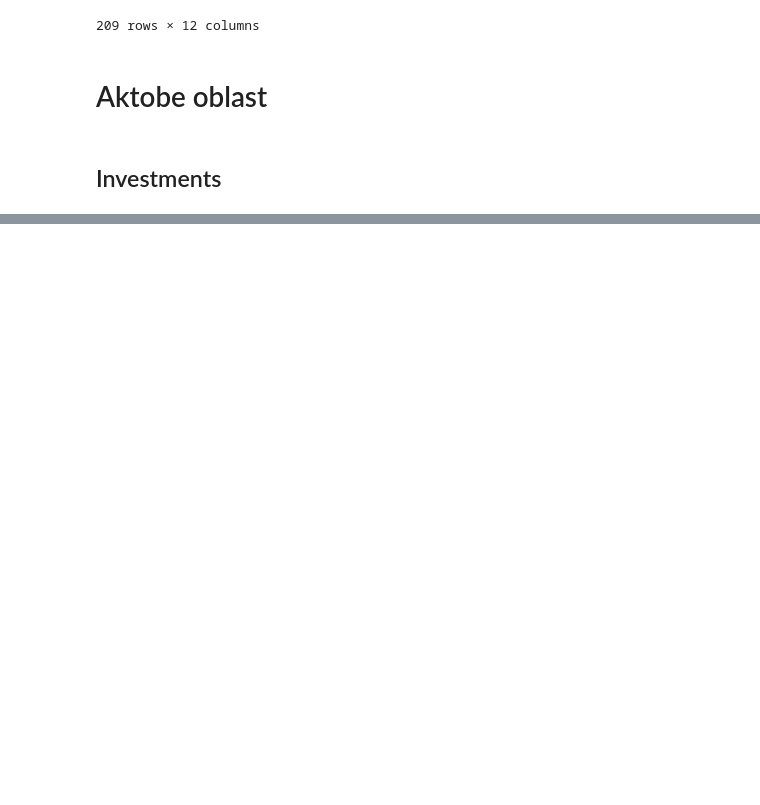
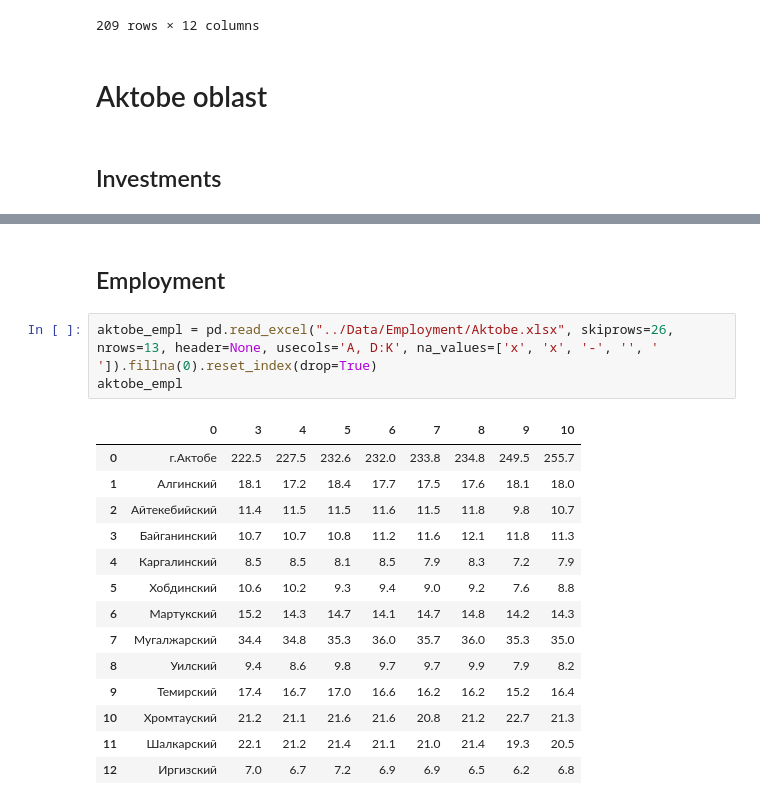
Before and after one commit to askhat-omar/FDI_crowding_effects, a Jupyter notebook: Code/data_cleaning.ipynb, the cells around one changed output, grey strips where cells are left out. Cells and saved outputs as stored; diff of their text form; blank space fills up the shorter version.

```diff
--- a/Code/data_cleaning.ipynb
+++ b/Code/data_cleaning.ipynb
@@ -2429,0 +2439,20 @@ for i in range(3):
+# %% [markdown]
+## Employment
+# %%
+aktobe_empl = pd.read_excel("../Data/Employment/Aktobe.xlsx", skiprows=26, nrows=13, header=None, usecols='A, D:K', na_values=['x', 'х', '-', '', ' ']).fillna(0).reset_index(drop=True)
+aktobe_empl
+# %% [output]
+|  | 0 | 3 | 4 | 5 | 6 | 7 | 8 | 9 | 10 |
+| 0 | г.Актобе | 222.5 | 227.5 | 232.6 | 232.0 | 233.8 | 234.8 | 249.5 | 255.7 |
+| 1 | Алгинский | 18.1 | 17.2 | 18.4 | 17.7 | 17.5 | 17.6 | 18.1 | 18.0 |
+| 2 | Айтекебийский | 11.4 | 11.5 | 11.5 | 11.6 | 11.5 | 11.8 | 9.8 | 10.7 |
+| 3 | Байганинский | 10.7 | 10.7 | 10.8 | 11.2 | 11.6 | 12.1 | 11.8 | 11.3 |
+| 4 | Каргалинский | 8.5 | 8.5 | 8.1 | 8.5 | 7.9 | 8.3 | 7.2 | 7.9 |
+| 5 | Хобдинский | 10.6 | 10.2 | 9.3 | 9.4 | 9.0 | 9.2 | 7.6 | 8.8 |
+| 6 | Мартукский | 15.2 | 14.3 | 14.7 | 14.1 | 14.7 | 14.8 | 14.2 | 14.3 |
+| 7 | Мугалжарский | 34.4 | 34.8 | 35.3 | 36.0 | 35.7 | 36.0 | 35.3 | 35.0 |
+| 8 | Уилский | 9.4 | 8.6 | 9.8 | 9.7 | 9.7 | 9.9 | 7.9 | 8.2 |
+| 9 | Темирский | 17.4 | 16.7 | 17.0 | 16.6 | 16.2 | 16.2 | 15.2 | 16.4 |
+| 10 | Хромтауский | 21.2 | 21.1 | 21.6 | 21.6 | 20.8 | 21.2 | 22.7 | 21.3 |
+| 11 | Шалкарский | 22.1 | 21.2 | 21.4 | 21.1 | 21.0 | 21.4 | 19.3 | 20.5 |
+| 12 | Иргизский | 7.0 | 6.7 | 7.2 | 6.9 | 6.9 | 6.5 | 6.2 | 6.8 |
```
Also changed, not shown: parts of 31 cells of this notebook, 1 other file.
